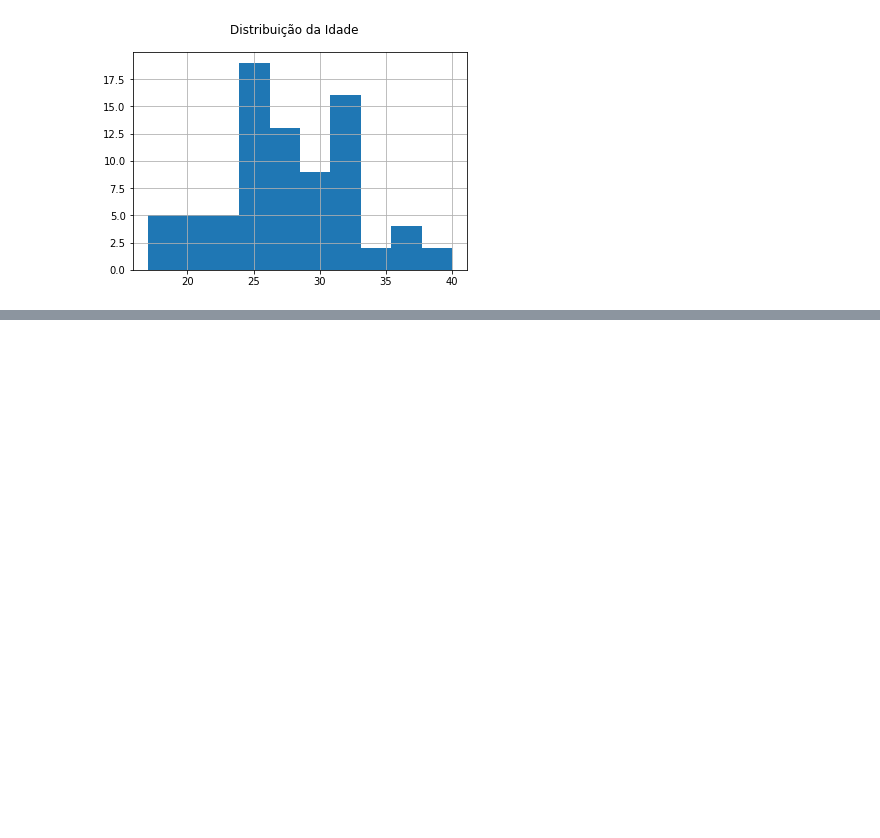
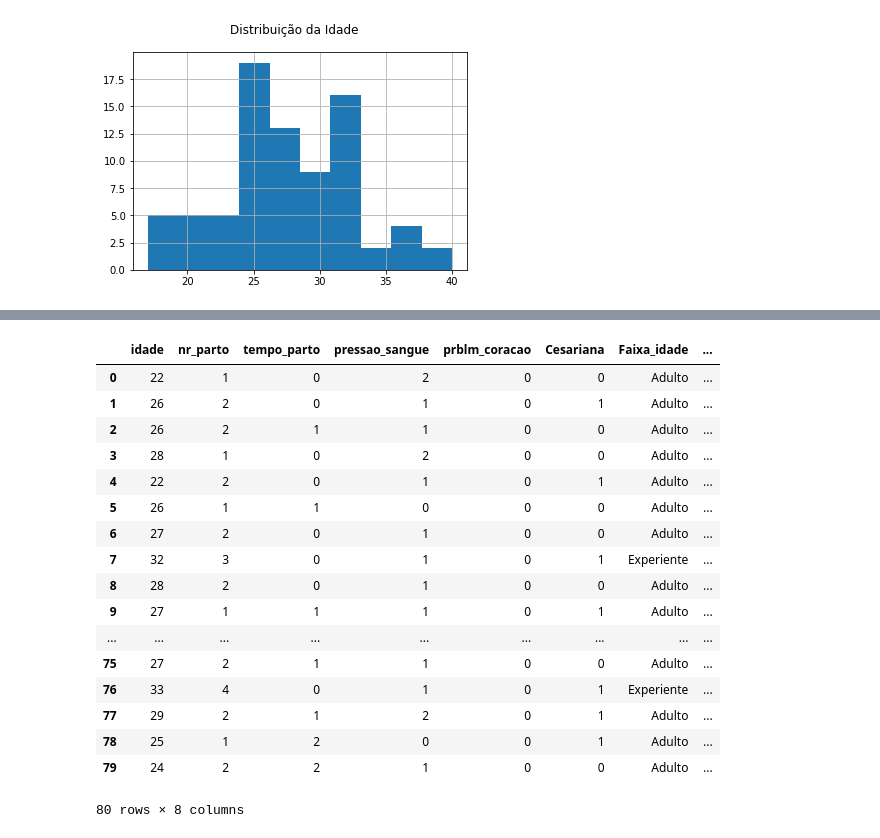
Before and after one commit to nocyamribeiro/DataMiningTrab, a Jupyter notebook: cesariana_predict.ipynb, the cells around one changed output, grey strips where cells are left out. Drawn from its saved outputs; the diff is of its cells as text; code cells hidden in the pictures; blank space fills up the shorter version.

Commit message:
Discretização da idade e classificação do tempo do parto

```diff
--- a/cesariana_predict.ipynb
+++ b/cesariana_predict.ipynb
@@ -39,3 +34,9 @@ plt.suptitle('Distribuição da Idade')
 # %% [output]
 Text(0.5, 0.98, 'Distribuição da Idade')
 [figure]
+# %%
+df_cesaria.loc[df_cesaria.idade  <  12,'Faixa_idade'] = 'Crianca'
+df_cesaria.loc[(df_cesaria.idade >= 12) & (df_cesaria.idade < 22),'Faixa_idade']  = 'Jovem'
+df_cesaria.loc[(df_cesaria.idade >= 22) & (df_cesaria.idade < 31),'Faixa_idade']  = 'Adulto'
+df_cesaria.loc[(df_cesaria.idade >= 31) & (df_cesaria.idade < 41),'Faixa_idade']  = 'Experiente'
+df_cesaria.loc[df_cesaria.idade  >= 41 ,'Faixa_idade'] = 'Senior'
@@ -41,0 +64,25 @@ Text(0.5, 0.98, 'Distribuição da Idade')
+# %%
+df_cesaria.loc[df_cesaria.tempo_parto  ==  0,'tempo_parto_desc'] = 'Pontual'
+df_cesaria.loc[df_cesaria.tempo_parto  ==  1,'tempo_parto_desc'] = 'Prematuro'
+df_cesaria.loc[df_cesaria.tempo_parto  ==  2,'tempo_parto_desc'] = 'Tardio'
+# %%
+df_cesaria
+# %% [output]
+|  | idade | nr_parto | tempo_parto | pressao_sangue | prblm_coracao | Cesariana | Faixa_idade | ... |
+| 0 | 22 | 1 | 0 | 2 | 0 | 0 | Adulto | ... |
+| 1 | 26 | 2 | 0 | 1 | 0 | 1 | Adulto | ... |
+| 2 | 26 | 2 | 1 | 1 | 0 | 0 | Adulto | ... |
+| 3 | 28 | 1 | 0 | 2 | 0 | 0 | Adulto | ... |
+| 4 | 22 | 2 | 0 | 1 | 0 | 1 | Adulto | ... |
+| 5 | 26 | 1 | 1 | 0 | 0 | 0 | Adulto | ... |
+| 6 | 27 | 2 | 0 | 1 | 0 | 0 | Adulto | ... |
+| 7 | 32 | 3 | 0 | 1 | 0 | 1 | Experiente | ... |
+| 8 | 28 | 2 | 0 | 1 | 0 | 0 | Adulto | ... |
+| 9 | 27 | 1 | 1 | 1 | 0 | 1 | Adulto | ... |
+| ... | ... | ... | ... | ... | ... | ... | ... | ... |
+| 75 | 27 | 2 | 1 | 1 | 0 | 0 | Adulto | ... |
+| 76 | 33 | 4 | 0 | 1 | 0 | 1 | Experiente | ... |
+| 77 | 29 | 2 | 1 | 2 | 0 | 1 | Adulto | ... |
+| 78 | 25 | 1 | 2 | 0 | 0 | 1 | Adulto | ... |
+| 79 | 24 | 2 | 2 | 1 | 0 | 0 | Adulto | ... |
+80 rows × 8 columns
```
Also changed, not shown: parts of 2 cells of this notebook.
